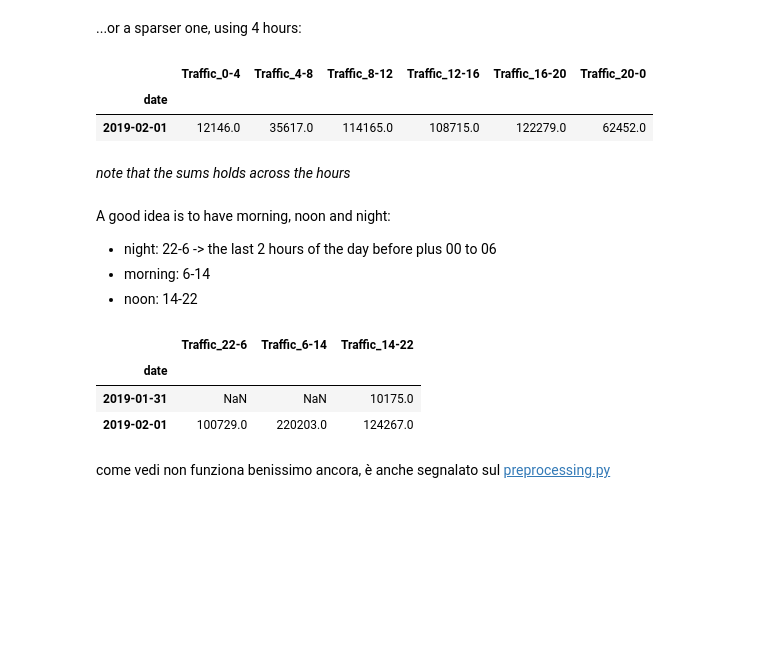
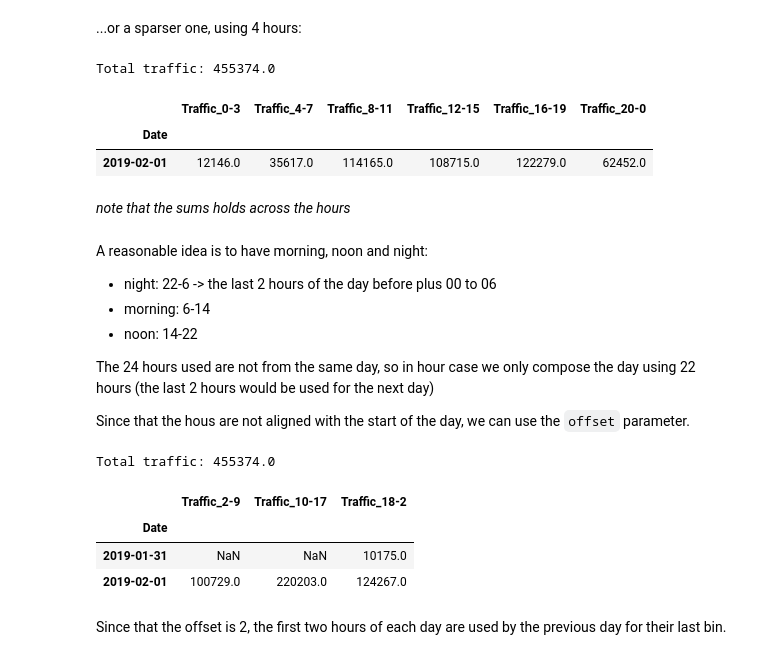
Before and after one commit to davidesonno/AII-project, a Jupyter notebook: 2-traffic_prepocessing.ipynb, the cells around one changed output. Cells and saved outputs as stored; diff of their text form; code cells hidden in the pictures; blank space fills up the shorter version.

Commit message:
traffic aggregation
- fixed traffic binning
- daily traffic aggregation is now working

```diff
--- a/2-traffic_prepocessing.ipynb
+++ b/2-traffic_prepocessing.ipynb
@@ -322,24 +325,34 @@ transform_traffic_to_daily_df(one_day_df, 8)
 # %% [markdown]
 ...or a sparser one, using 4 hours:
-# %%
-transform_traffic_to_daily_df(one_day_df, 4)
-# %% [output]
-|  | Traffic_0-4 | Traffic_4-8 | Traffic_8-12 | Traffic_12-16 | Traffic_16-20 | Traffic_20-0 |
-| date |  |  |  |  |  |  |
-| 2019-02-01 | 12146.0 | 35617.0 | 114165.0 | 108715.0 | 122279.0 | 62452.0 |
+# %%
+tmp = transform_traffic_to_daily_df(one_day_df, bin_size=4)
+print(f'Total traffic: {tmp.sum().sum()}')
+tmp
+# %% [output]
+Total traffic: 455374.0
+|  | Traffic_0-3 | Traffic_4-7 | Traffic_8-11 | Traffic_12-15 | Traffic_16-19 | Traffic_20-0 |
+| Date |  |  |  |  |  |  |
+| 2019-02-01 | 12146.0 | 35617.0 | 114165.0 | 108715.0 | 122279.0 | 62452.0 |
 # %% [markdown]
 *note that the sums holds across the hours*
 # %% [markdown]
-A good idea is to have morning, noon and night:
+A reasonable idea is to have morning, noon and night:
 - night: 22-6 -> the last 2 hours of the day before plus 00 to 06
 - morning: 6-14
 - noon: 14-22
+
+The 24 hours used are not from the same day, so in hour case we only compose the day using 22 hours (the last 2 hours would be used for the next day)
+
+Since that the hous are not aligned with the start of the day, we can use the `offset` parameter.
-# %%
-transform_traffic_to_daily_df(one_day_df, 8, -2)
-# %% [output]
-|  | Traffic_22-6 | Traffic_6-14 | Traffic_14-22 |
-| date |  |  |  |
-| 2019-01-31 | NaN | NaN | 10175.0 |
-| 2019-02-01 | 100729.0 | 220203.0 | 124267.0 |
-# %% [markdown]
-come vedi non funziona benissimo ancora, è anche segnalato sul [preprocessing.py](./utils/preprocessing.py)
+# %%
+tmp = transform_traffic_to_daily_df(one_day_df, bin_size=8, offset=2, dropna=False)
+print(f'Total traffic: {tmp.sum().sum()}')
+tmp
+# %% [output]
+Total traffic: 455374.0
+|  | Traffic_2-9 | Traffic_10-17 | Traffic_18-2 |
+| Date |  |  |  |
+| 2019-01-31 | NaN | NaN | 10175.0 |
+| 2019-02-01 | 100729.0 | 220203.0 | 124267.0 |
+# %% [markdown]
+Since that the offset is 2, the first two hours of each day are used by the previous day for their last bin.
```
Also changed, not shown: parts of 4 cells of this notebook, 1 other file.
